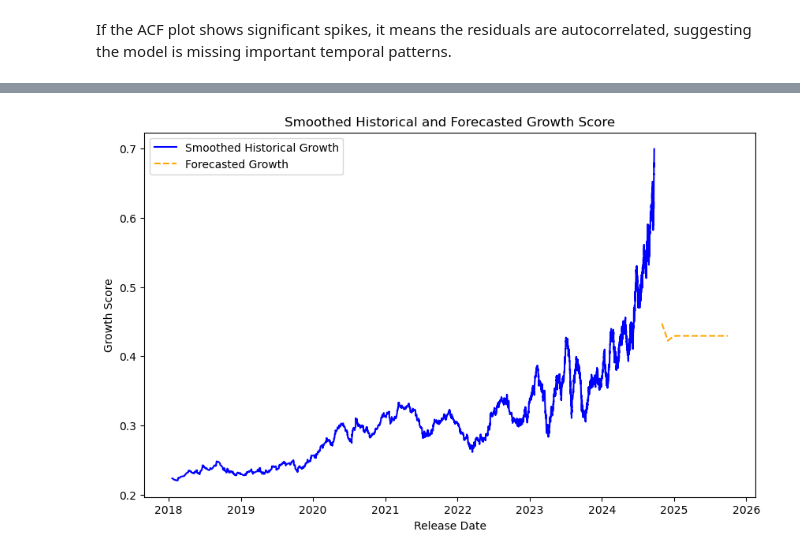
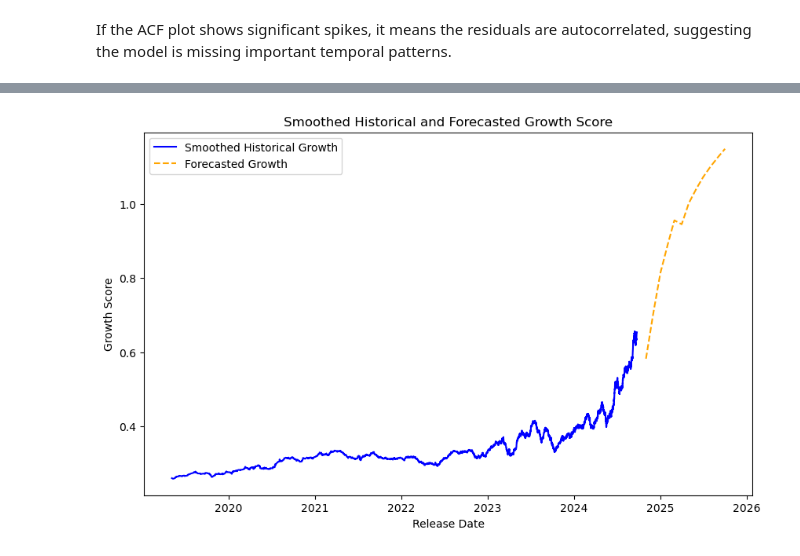
Before and after one commit to charlesRepo/data-science-course-final-project, a Jupyter notebook: notebooks/main.ipynb, the cells around one changed output, grey strips where cells are left out. Saved outputs shown, nothing was run; the diff lists cells and outputs as text; code cells hidden in the pictures.

Commit message:
retrain the model for better result

```diff
--- a/notebooks/main.ipynb
+++ b/notebooks/main.ipynb
@@ -479,6 +483,7 @@ zep                   29.0  15.517241  8.958718  1.0  8.00  16.0  23.00  30.0
 df_main = df.copy()
 # %%
 columns_to_drop = ['description', 'release_tag', 'repo_url', 'update_date']
-columns_to_drop = [col for col in columns_to_drop if col in df.columns]
-if columns_to_drop:
-    df_main.drop(columns=columns_to_drop, inplace=True)
+df_main.drop(columns=columns_to_drop, inplace=True)
+
+
+df_main.head()
@@ -631,7 +643,7 @@ sns.boxplot(x=df_main['growth_score'])
 import numpy as np
 
 def detect_outliers_z_score(df, column):
-    threshold = 4
+    threshold = 3
     mean = np.mean(df[column])
     std = np.std(df[column])
     z_scores = (df[column] - mean) / std
@@ -639,5 +651,6 @@ def detect_outliers_z_score(df, column):
 
 # Detect outliers in the 'growth_score' column
 outliers = detect_outliers_z_score(df_main, 'growth_score')
+print(len(outliers))
 print(outliers)
 # %% [output]
@@ -746,7 +763,7 @@ zep                   29.0  15.517241  8.958718  1.0  8.00  16.0  23.00  30.0
 # %%
-# Since 25% of repositories have 5 releases or fewer, I'll create 4 lag features. Otherwise a higher number will lead to lots of NaN values.
+# Since the min num_release is 6 of I'll create 5 lag features. Otherwise a higher number will lead to lots of NaN values.
 
-df_cleaned_with_lag = add_lag_features_based_on_target(df_cleaned)
+df_cleaned_with_lag = add_lag_features_based_on_target(df_cleaned, num=5)
 
 df_cleaned_with_lag.head()
 # %% [output]
@@ -1105,15 +1310,0 @@ MAE: 0.17976790528677383
-# %%
-n_forecast_steps = 12  # Number of steps to forecast
-scaler_y = joblib.load('../models/final_target_scaler.pkl')
-
-# Perform the forecasting
-forecasted_values = forecast_growth(
-    model=model,
-    initial_data=X_test_scaled_pca,
-    n_steps=n_forecast_steps,
-    scaler=scaler_y,
-    timesteps=2,
-    n_features=n_features_pca
-)
-
-print("Forecasted Growth Scores:", forecasted_values)
@@ -1135,28 +1388,21 @@ Forecasted Growth Scores: [0.44735566 0.4225874  0.4292423  0.42956433 0.4294416
 # %%
-# Ensure the index is in datetime format (if not already)
-df_cleaned_with_lag.index = pd.to_datetime(df_cleaned_with_lag.index)
-
-# Historical data: Plot the actual release dates with the growth score
-historical_growth = df_cleaned_with_lag['growth_score']
-
 # Generate future dates for the forecasted values based on the release_date index
 # If you are forecasting 'n_steps' into the future (assuming monthly intervals)
 forecasted_dates = pd.date_range(start=df_cleaned_with_lag.index[-1], periods=n_forecast_steps + 1, freq='M')[1:]
 
-
 # Apply a rolling average to smooth historical data (using a window of 10)
-df_cleaned_with_lag['smoothed_growth_score'] = df_cleaned_with_lag['growth_score'].rolling(window=200).mean()
-
+df_cleaned_with_lag['smoothed_growth_score'] = df_cleaned_with_lag['growth_score'].rolling(window=300).mean()
 
 # Plot the smoothed historical growth score and forecasted data
 plt.figure(figsize=(10, 6))
 plt.plot(df_cleaned_with_lag.index, df_cleaned_with_lag['smoothed_growth_score'], color='blue', label='Smoothed Historical Growth')
 plt.plot(forecasted_dates, forecasted_values, color='orange', linestyle='--', label='Forecasted Growth')
 
+
 plt.xlabel('Release Date')
 plt.ylabel('Growth Score')
 plt.title('Smoothed Historical and Forecasted Growth Score')
 plt.legend()
 plt.show()
 # %% [output]
-[figure, old version]
+[figure, new version]
```
Also changed, not shown: parts of 70 cells of this notebook, 50 other files.
